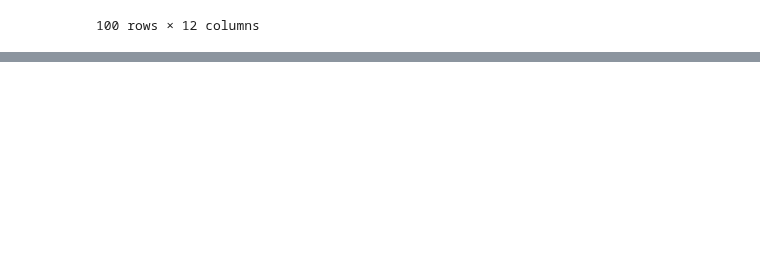
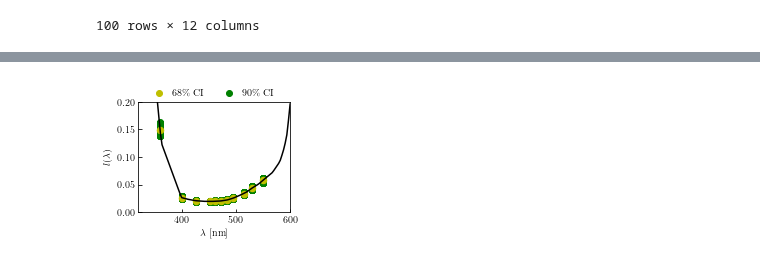
Before and after one commit to MeighenBergerS/fourth_day, a Jupyter notebook: examples/example_attenuation_measurement.ipynb, the cells around one changed output, grey strips where cells are left out. Cells and saved outputs as stored; diff of their text form; code cells hidden in the pictures; blank space fills up the shorter version.

```diff
--- a/examples/example_attenuation_measurement.ipynb
+++ b/examples/example_attenuation_measurement.ipynb
@@ -537,0 +543,49 @@ findfont: Generic family 'sans-serif' not found because none of the following fa
+# %%
+import matplotlib.cm as cm
+figure, (ax1) = plt.subplots(1, 1, figsize=(std_size, std_size * 6. / 8.))
+# ---------------------------------------------------------------
+# Absolute values
+for i, curr in enumerate(total_acce):
+    if curr > 0.1:
+        color='y'
+        zorder = 10
+    else:
+        color='g'
+        zorder=1
+    ax1.scatter(wavelengths_inj,
+             atten_err[i, :], c=color, zorder=zorder)
+ax1.scatter([200], [0.17], color='y', label=r'$68\%\;\mathrm{CI}$')
+ax1.scatter([200], [0.17], color='g', label=r'$90\%\;\mathrm{CI}$')
+ax1.scatter(wavelengths_inj,
+         spl_atten(wavelengths_inj),
+         color='y', lw=lw, zorder=10)
+x_grid = np.linspace(300., 600., 100)
+ax1.plot(x_grid,
+         spl_atten(x_grid),
+         color='k', lw=lw, zorder=100)
+# ------------------------------------------------------
+ax1.set_xscale('linear')
+ax1.set_yscale('linear')
+ax1.set_ylabel(r'$l(\lambda)$', fontsize=fontsize)
+ax1.set_xlabel(r'$\lambda\;[\mathrm{nm}]$', fontsize=fontsize)
+ax1.tick_params(axis = 'both', which = 'major', labelsize=fontsize, direction='in')
+ax1.tick_params(axis = 'both', which = 'minor', labelsize=fontsize, direction='in')
+# -------------------------------------------------------
+# ax1.grid(True)
+h, l = ax1.get_legend_handles_labels()
+lgd1 = ax1.legend(h[:2],l[:2], loc=9, bbox_to_anchor=(0.5, +1.2),
+                  ncol=6, fontsize=fontsize, handlelength=h_length,
+                  fancybox=True, frameon=False)
+lgd2 = ax1.legend(h[2:],l[2:], loc=9, bbox_to_anchor=(0.4, +1),
+                  ncol=1, fontsize=fontsize, handlelength=h_length,
+                  fancybox=True, frameon=False)
+ax1.add_artist(lgd1)
+# -------------------------------------------------------
+ax1.set_xlim(320., 600)
+ax1.set_ylim(0., 0.2)
+plt.tight_layout()
+plt.show()
+figure.savefig(PICS + "Attenuation.png",
+               bbox_inches='tight', dpi=500)
+# %% [output]
+[figure, added]
```
Also changed, not shown: parts of 3 cells of this notebook, 46 other files.
